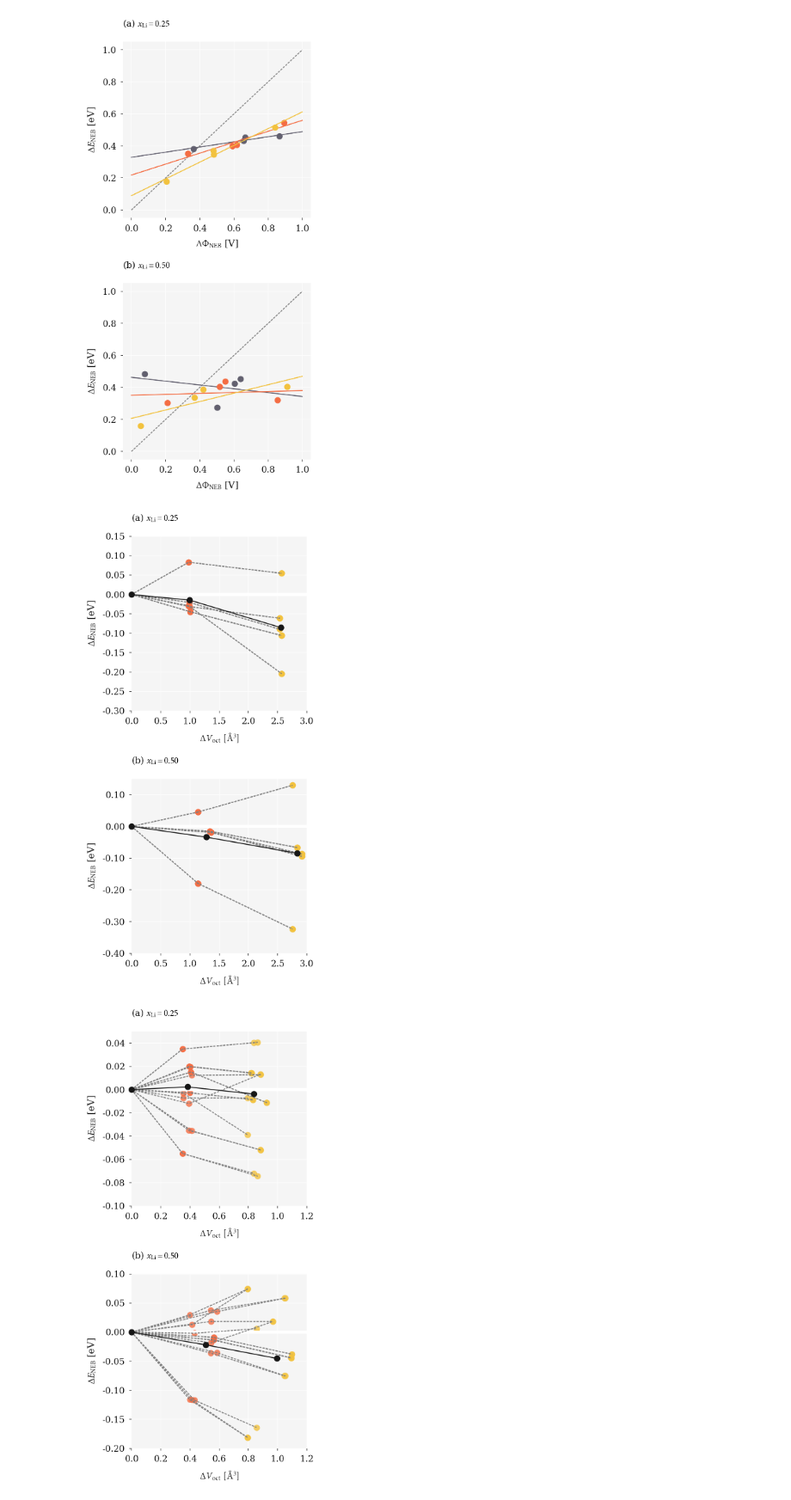
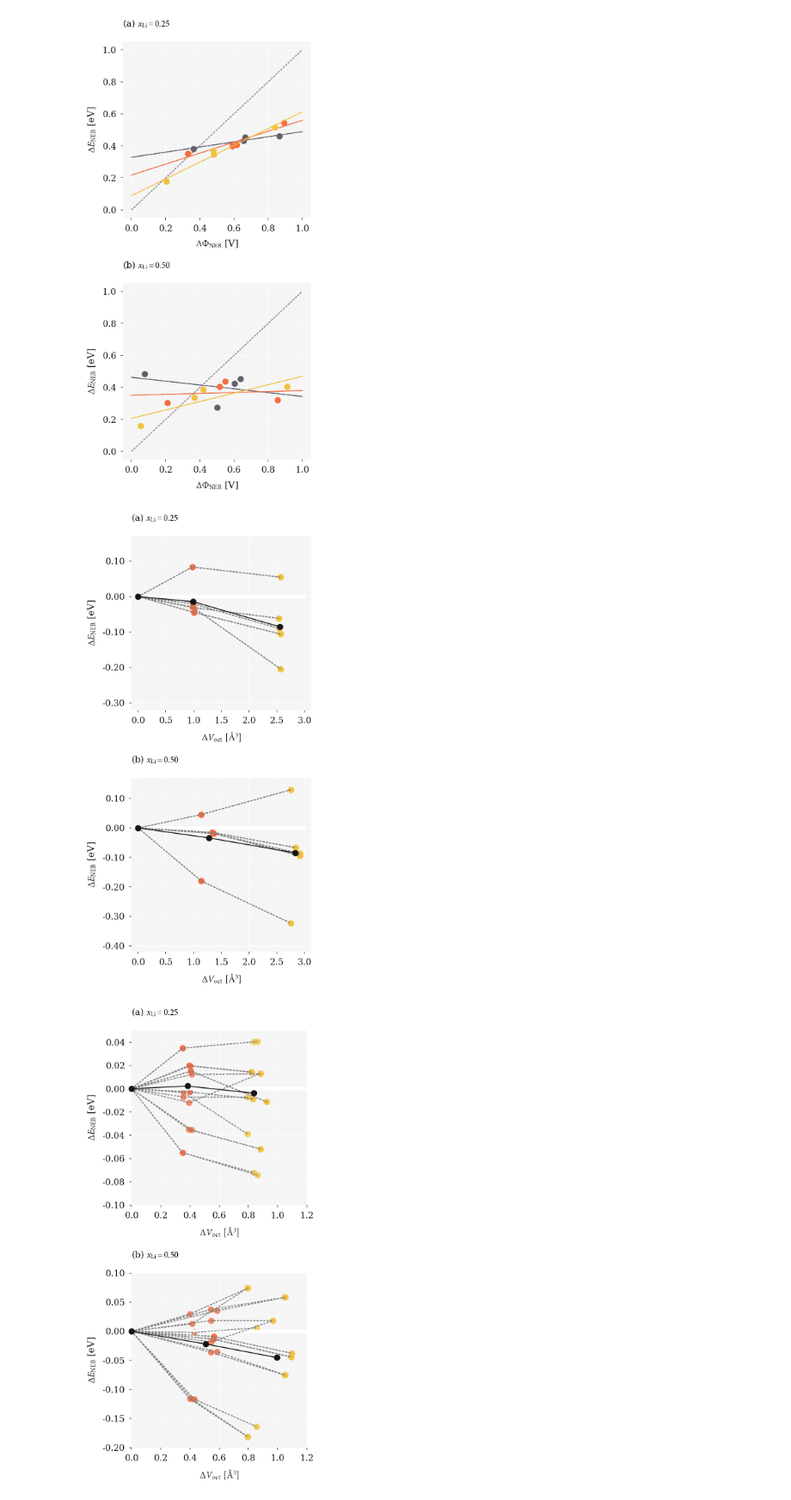
Before and after one commit to bjmorgan/data_NEB_spinel, a Jupyter notebook: analysis/spinel_paper_generating_figures.ipynb, the cells around one changed output. Shown at 86% size. Cells and saved outputs as stored; diff of their text form; code cells hidden in the pictures.

```diff
--- a/analysis/spinel_paper_generating_figures.ipynb
+++ b/analysis/spinel_paper_generating_figures.ipynb
@@ -445,36 +498,40 @@ for i, conc in enumerate( [ 0.25, 0.50 ] ):
                 if strain =='LT':
                     if lt_lab == True:
                         label = None
                     else:
                         label = r"LiTi$_5$O$_{12}$"
                         lt_lab = True
 
                 if strain == 'LM':
                     if lm_lab == True:
                         label = None
                     else:
                         label = r"LiMn$_2$O$_4$"
                         lm_lab = True
 
                 x=[]
                 y=[]
                 loc = ( df.path == path ) & ( df.conc == conc ) & ( df.strain == strain )
                 x.append( df[ loc ].dPolyV.values[0] )
                 y.append( df[ loc ].dEbar.values[0] )
 
                 axes[i].plot(x,y,'ro', c=col, label=label, alpha=0.8, zorder=1 )
 
     axes[i].set_title( title[i], fontsize=fontsize, loc='left')
 
-axes[0].set_ylim([-0.30,0.15])
-axes[1].set_ylim([-0.40,0.15])
+axes[0].set_ylim([-0.32,0.17])
+axes[1].set_ylim([-0.42,0.17])
+axes[0].set_xlim([-0.12,3.12])
+axes[1].set_xlim([-0.12,3.12])
+axes[0].set_xticks(np.linspace(0.0,3.0,7))
+axes[1].set_xticks(np.linspace(0.0,3.0,7))
 
 plt.tight_layout()
 plt.savefig( '{}/oct_vol_vs_delta_e_iso.pdf'.format( figures_dir, conc ) )
 
 ff.set_rcParams( ff.master_formatting )
 # %% [output]
-[figure, old version]
+[figure, new version]
 # %%
 '''
 Figure 9
```
Also changed, not shown: parts of 4 cells of this notebook, 7 other files.
